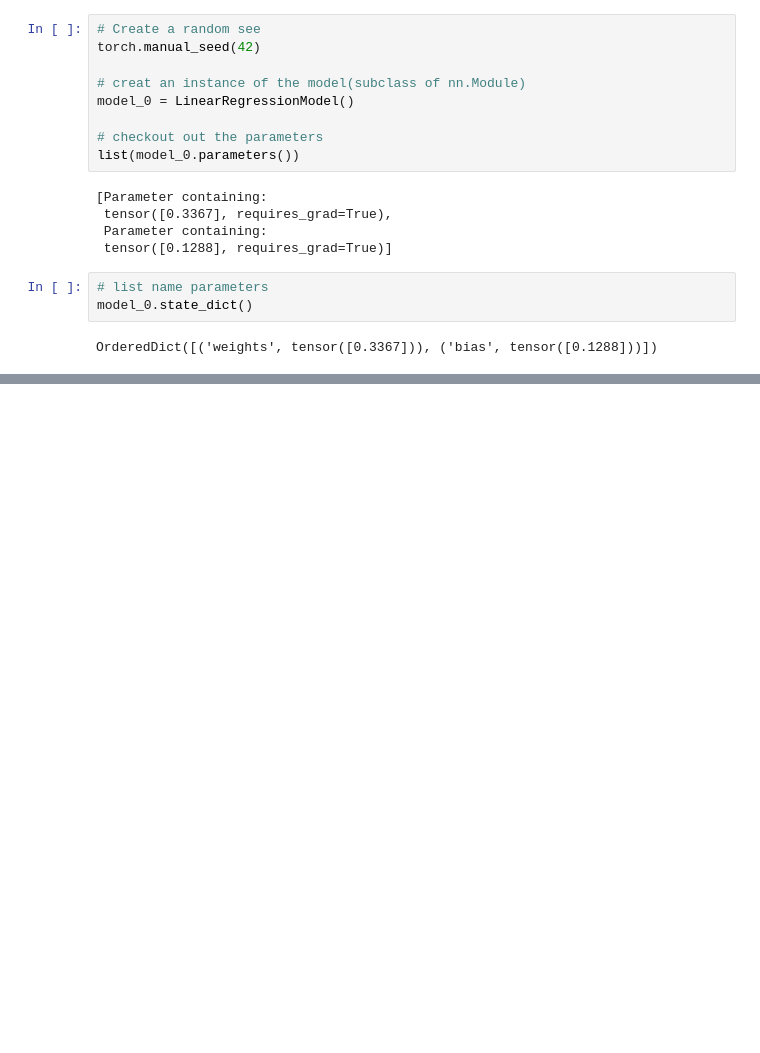
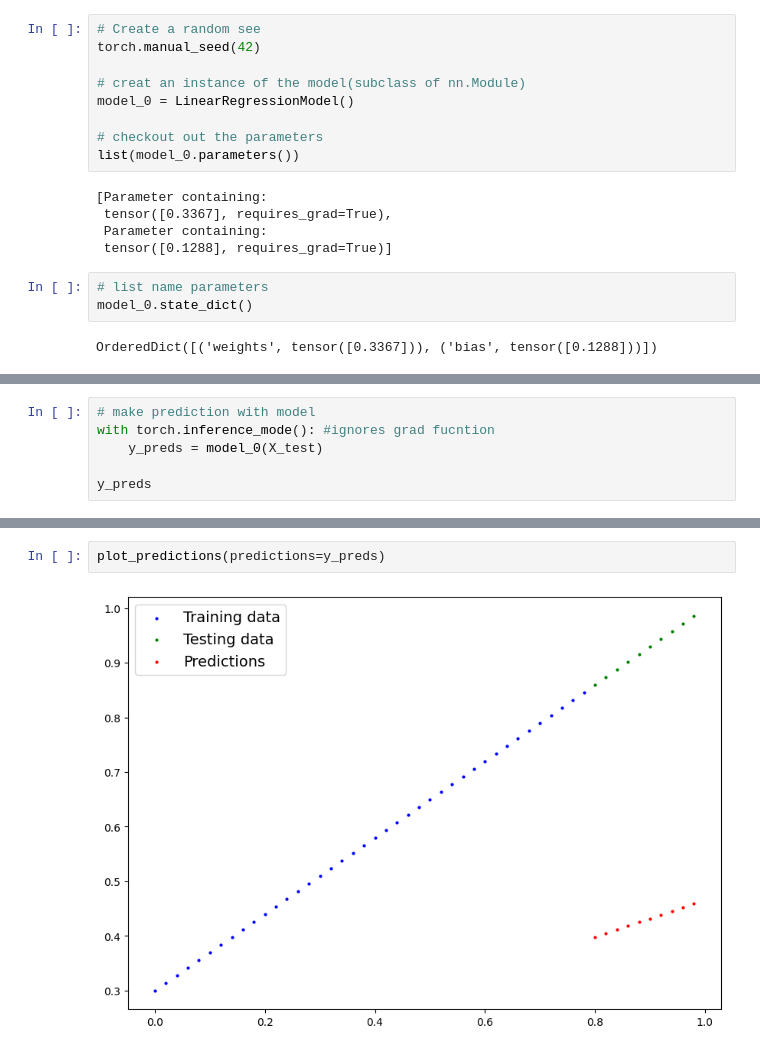
Before and after one commit to Takosaga/pytorch_for_dl_and_ml, a Jupyter notebook: 01_workflow/workflow_notes.ipynb, the cells around one changed output, grey strips where cells are left out. Saved outputs shown, nothing was run; the diff lists cells and outputs as text; blank space fills up the shorter version.

Commit message:
feat: make and plot prediction

```diff
--- a/01_workflow/workflow_notes.ipynb
+++ b/01_workflow/workflow_notes.ipynb
@@ -177,0 +184,6 @@ OrderedDict([('weights', tensor([0.3367])), ('bias', tensor([0.1288]))])
+# %%
+# make prediction with model
+with torch.inference_mode(): #ignores grad fucntion
+    y_preds = model_0(X_test)
+
+y_preds
@@ -177,0 +201,4 @@ OrderedDict([('weights', tensor([0.3367])), ('bias', tensor([0.1288]))])
+# %%
+plot_predictions(predictions=y_preds)
+# %% [output]
+[figure, added]
```
Also changed, not shown: parts of 2 cells of this notebook.
